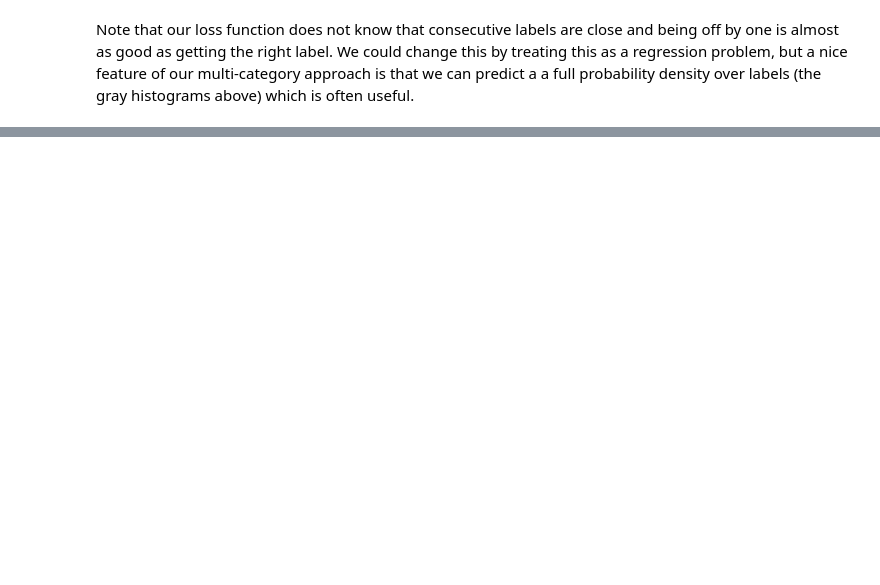
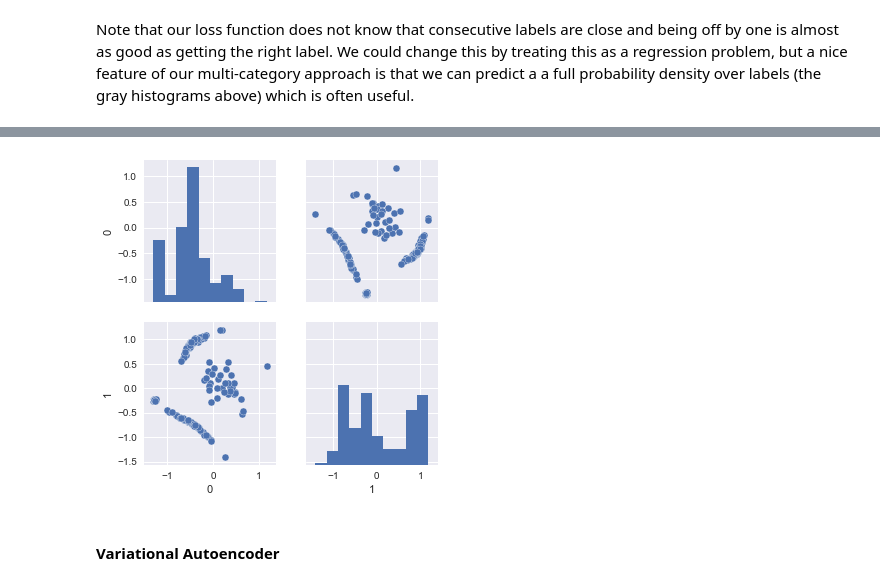
Before and after one commit to dkirkby/MachineLearningStatistics, a Jupyter notebook: notebooks/DeepLearning.ipynb, the cells around one changed output, grey strips where cells are left out. Saved outputs shown, nothing was run; the diff lists cells and outputs as text; code cells hidden in the pictures; blank space fills up the shorter version.

```diff
--- a/notebooks/DeepLearning.ipynb
+++ b/notebooks/DeepLearning.ipynb
@@ -422,0 +532,17 @@ Note that our loss function does not know that consecutive labels are close and
+# %%
+def plot_latent(Xn, model):
+    predictions = model.predict(
+        input_fn=tf.estimator.inputs.numpy_input_fn(
+            x={'X': Xn}, y=None, num_epochs=1, shuffle=False))
+    latent = []
+    for pred in predictions:
+        latent.append(pred['latent'])
+    df = pd.DataFrame(latent)
+    sns.pairplot(df)
+    return df
+
+latent = plot_latent(Xn, model=autoenc)
+# %% [output]
+[figure, added]
+# %% [markdown]
+#### Variational Autoencoder
```
Also changed, not shown: parts of 48 cells of this notebook.
